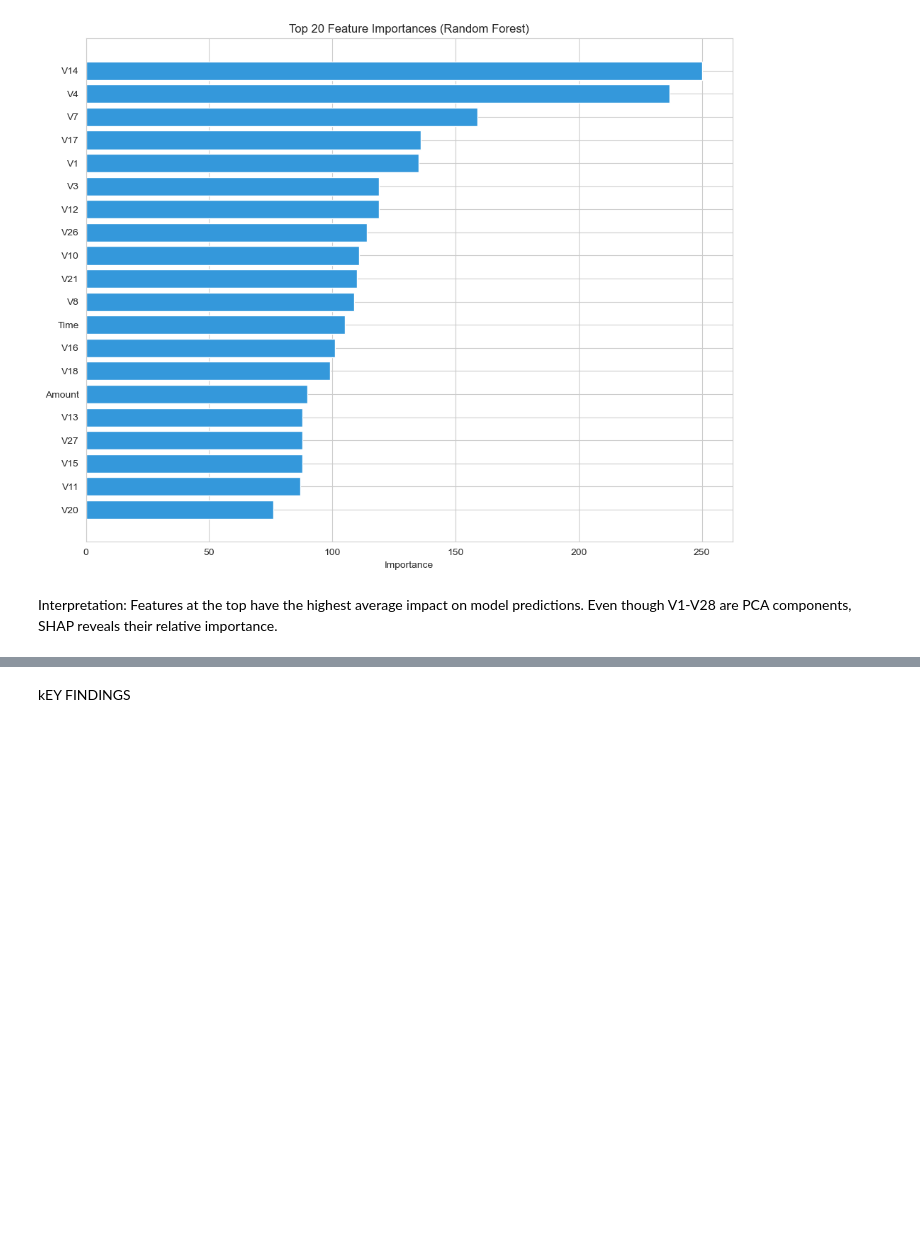
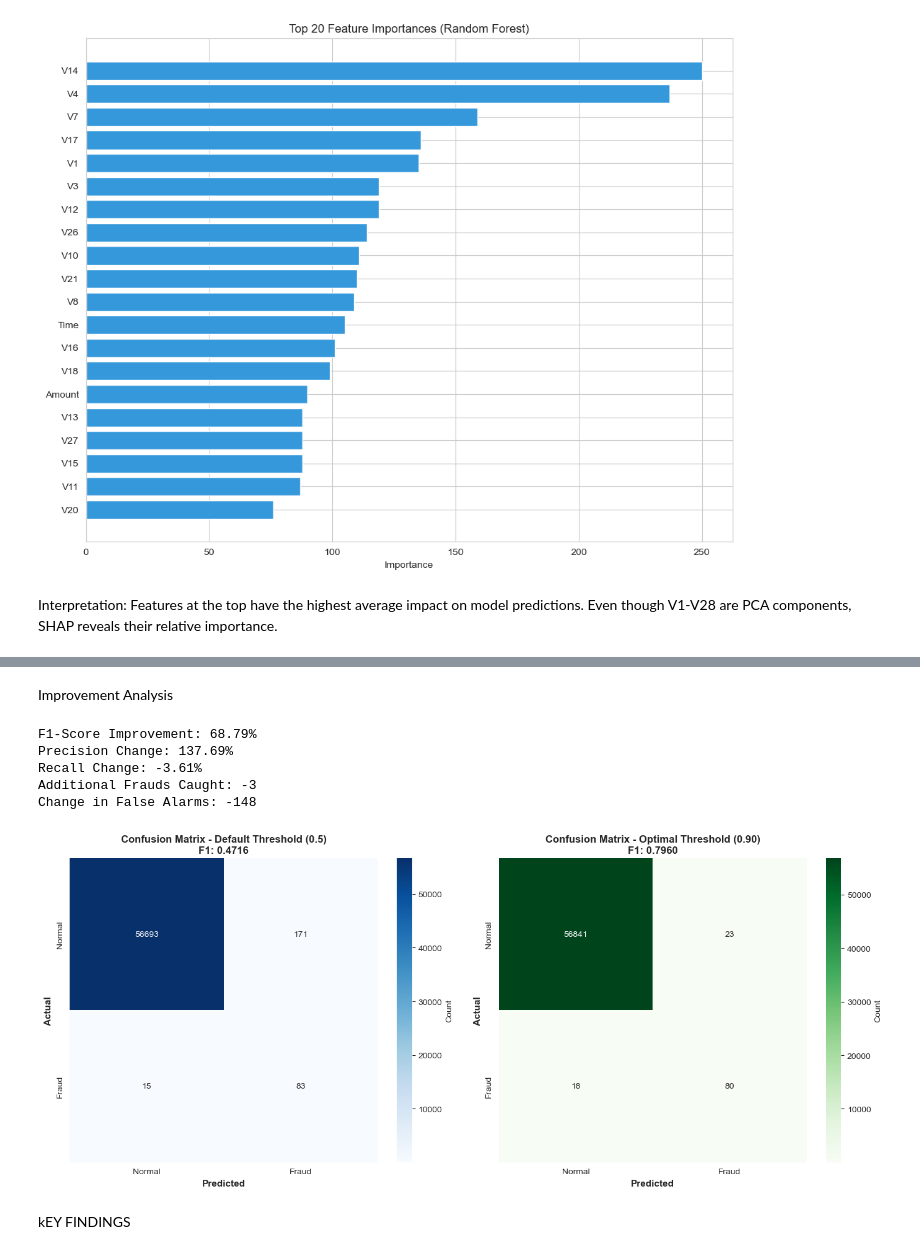
Before and after one commit to mwendemichelle4-dev/Credit-Card-Fraud-Detection-Analysis, a Jupyter notebook: Notebook.ipynb, the cells around one changed output, grey strips where cells are left out. Cells and saved outputs as stored; diff of their text form; code cells hidden in the pictures; blank space fills up the shorter version.

```diff
--- a/Notebook.ipynb
+++ b/Notebook.ipynb
@@ -1100,2 +1335,41 @@ Interpretation: Features at the top have the highest average impact on model pre
+# %% [markdown]
+Improvement Analysis
+# %%
+print(f"F1-Score Improvement: {((f1_opt - f1_def) / f1_def * 100):.2f}%")
+print(f"Precision Change: {((precision_opt - precision_def) / precision_def * 100):.2f}%")
+print(f"Recall Change: {((recall_opt - recall_def) / recall_def * 100):.2f}%")
+print(f"Additional Frauds Caught: {tp_opt - tp_def}")
+print(f"Change in False Alarms: {fp_opt - fp_def}")
+
+# Visualize confusion matrices side by side
+fig, axes = plt.subplots(1, 2, figsize=(14, 6))
+
+# Default threshold confusion matrix
+sns.heatmap(cm_default, annot=True, fmt='d', cmap='Blues', ax=axes[0],
+            xticklabels=['Normal', 'Fraud'], yticklabels=['Normal', 'Fraud'],
+            cbar_kws={'label': 'Count'})
+axes[0].set_ylabel('Actual', fontweight='bold', fontsize=11)
+axes[0].set_xlabel('Predicted', fontweight='bold', fontsize=11)
+axes[0].set_title(f'Confusion Matrix - Default Threshold (0.5)\nF1: {f1_def:.4f}',
+                  fontweight='bold', fontsize=12)
+
+# Optimal threshold confusion matrix
+sns.heatmap(cm_optimal, annot=True, fmt='d', cmap='Greens', ax=axes[1],
+            xticklabels=['Normal', 'Fraud'], yticklabels=['Normal', 'Fraud'],
+            cbar_kws={'label': 'Count'})
+axes[1].set_ylabel('Actual', fontweight='bold', fontsize=11)
+axes[1].set_xlabel('Predicted', fontweight='bold', fontsize=11)
+axes[1].set_title(f'Confusion Matrix - Optimal Threshold ({optimal_f1_threshold:.2f})\nF1: {f1_opt:.4f}',
+                  fontweight='bold', fontsize=12)
+
+plt.tight_layout()
+plt.show()
+# %% [output]
+F1-Score Improvement: 68.79%
+Precision Change: 137.69%
+Recall Change: -3.61%
+Additional Frauds Caught: -3
+Change in False Alarms: -148
+[figure, added]
 # %% [markdown]
 kEY FINDINGS
```
Also changed, not shown: parts of 12 cells of this notebook.
